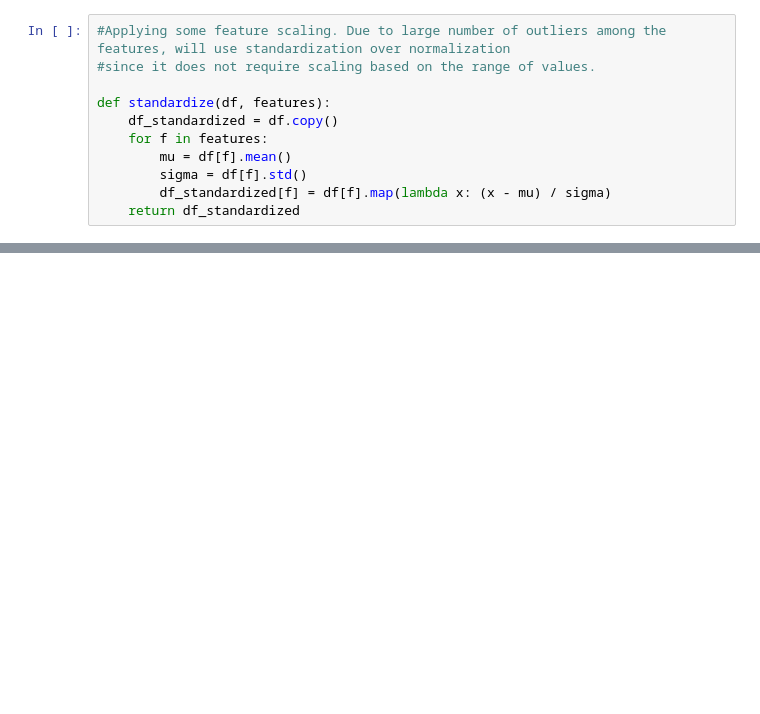
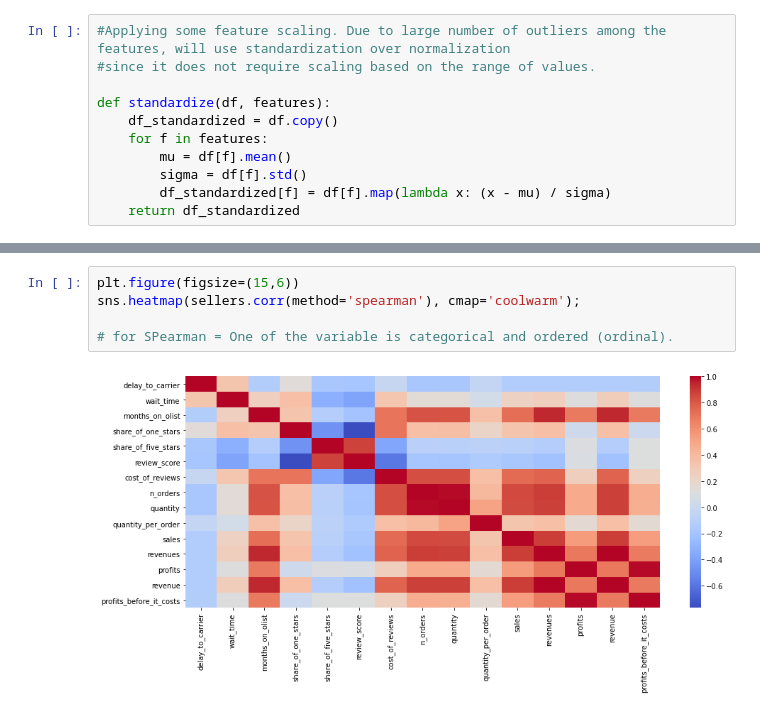
Before and after one commit to phlln/olist-analysis, a Jupyter notebook: notebooks/Sellers Data Analysis-UPDATED.ipynb, the cells around one changed output, grey strips where cells are left out. Drawn from its saved outputs; the diff is of its cells as text; blank space fills up the shorter version.

```diff
--- a/notebooks/Sellers Data Analysis-UPDATED.ipynb
+++ b/notebooks/Sellers Data Analysis-UPDATED.ipynb
@@ -199,0 +301,7 @@ sns.histplot(model.resid, kde=True, stat='density', discrete=True);
+# %%
+plt.figure(figsize=(15,6))
+sns.heatmap(sellers.corr(method='spearman'), cmap='coolwarm');
+
+# for SPearman = One of the variable is categorical and ordered (ordinal).
+# %% [output]
+[figure, added]
```
Also changed, not shown: parts of 15 cells of this notebook, 1 other file.
